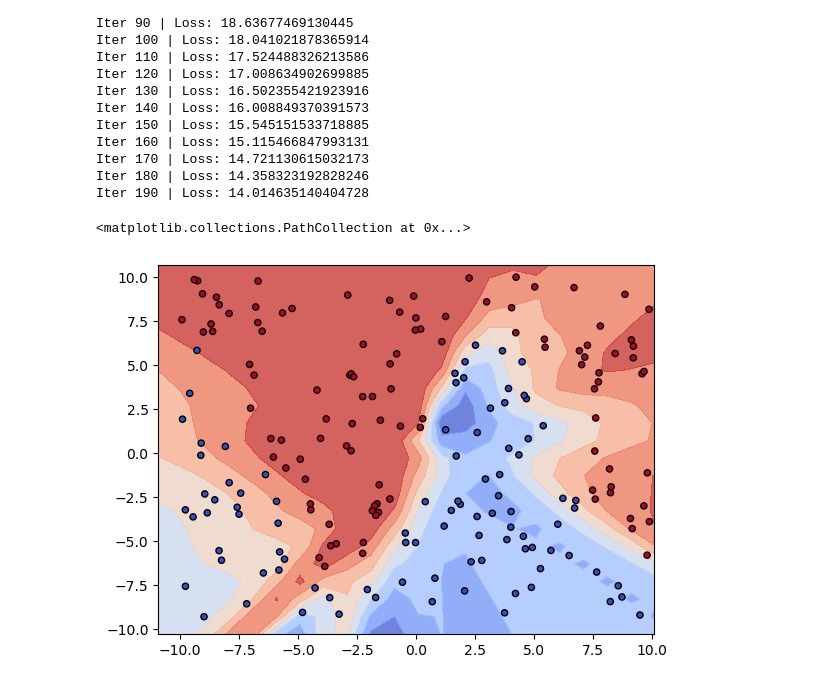
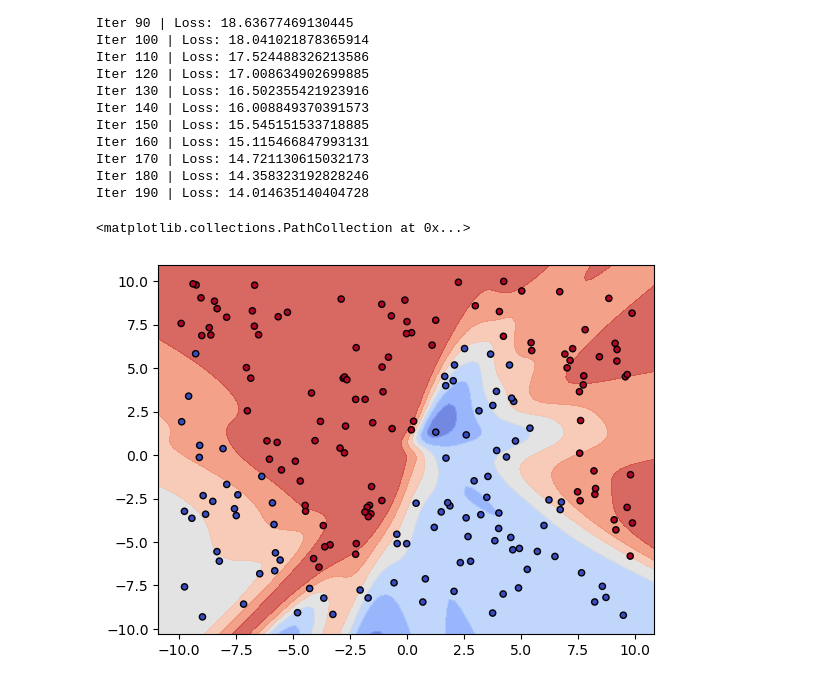
Before and after one commit to StevenDuanCao/nn-from-scratch, a Jupyter notebook: demo.ipynb, the cells around one changed output. Drawn from its saved outputs; the diff is of its cells as text; code cells hidden in the pictures.

```diff
--- a/demo.ipynb
+++ b/demo.ipynb
@@ -64,16 +64,16 @@ Iter 190 | Loss: 14.014635140404728
 # %%
 # visualize model decision boundary
 x_min, x_max = X[:, 0].min() - 1, X[:, 0].max() + 1
 y_min, y_max = X[:, 1].min() - 1, X[:, 1].max() + 1
-h = 1
+h = 0.25
 xx, yy = np.meshgrid(np.arange(x_min, x_max, h),
                      np.arange(y_min, y_max, h))
 Z = np.c_[xx.ravel(), yy.ravel()]
 Z = np.array([model(z).value for z in Z])
 Z = Z.reshape(xx.shape)
 
 plt.contourf(xx, yy, Z, alpha=0.8, cmap=plt.cm.coolwarm)
 plt.scatter(X[:, 0], X[:, 1], c=Y, edgecolors='k', marker='o', s=20, cmap=plt.cm.coolwarm)
 # %% [output]
 <matplotlib.collections.PathCollection at 0x...>
-[figure, old version]
+[figure, new version]
```
